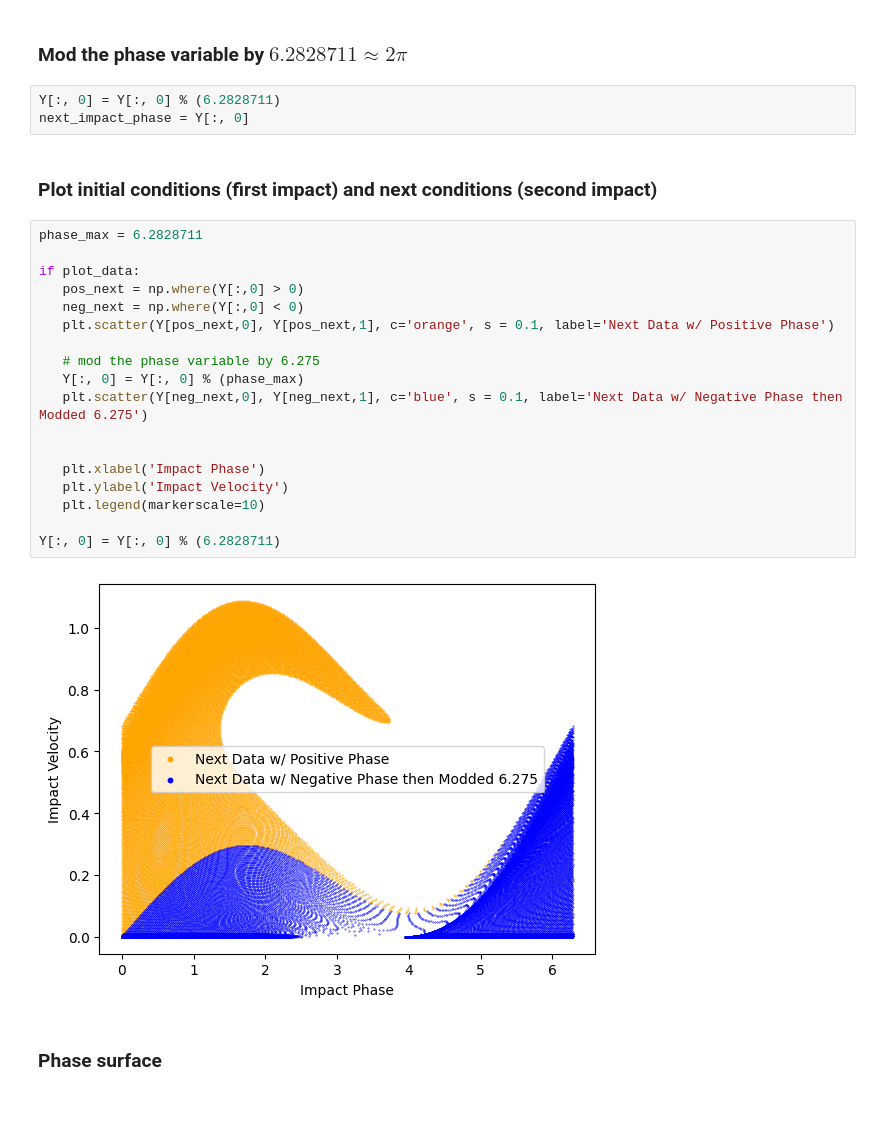
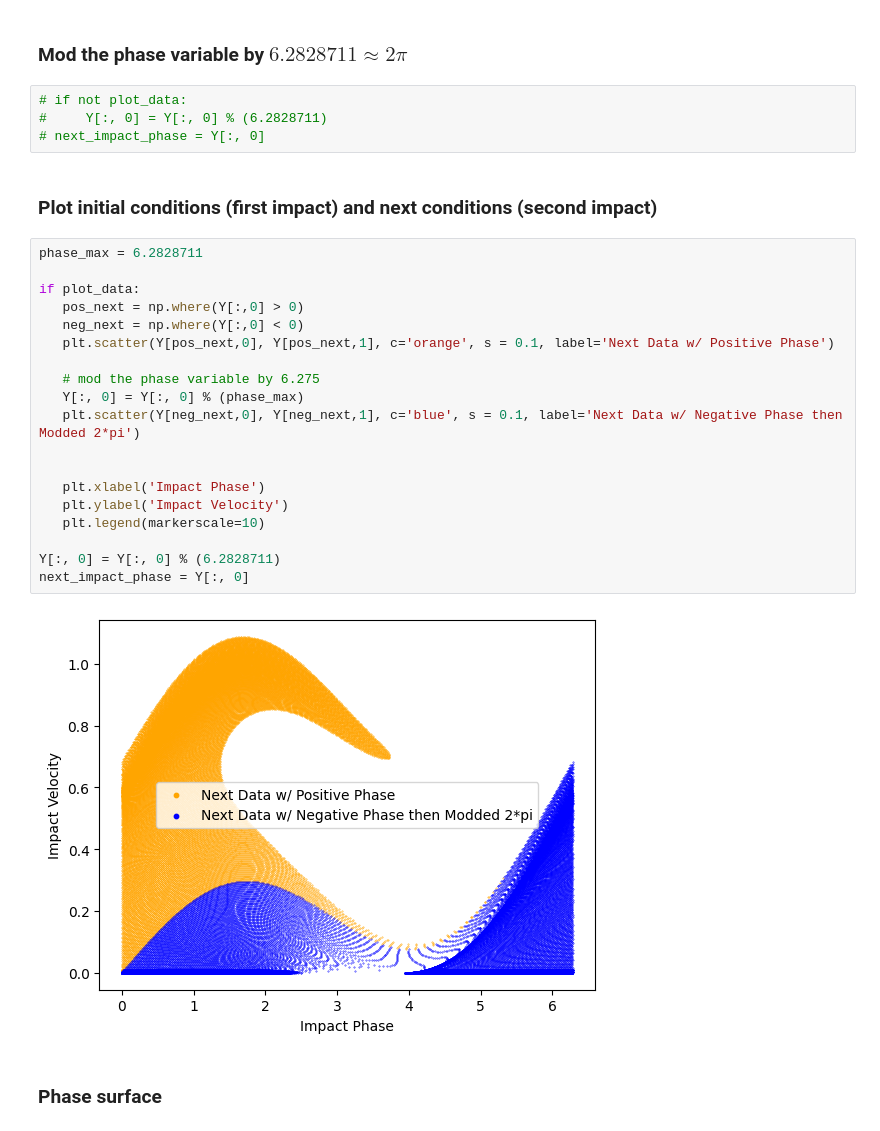
Before and after one commit to begelb/HYHODY, a Jupyter notebook: HyHoDy/smooth_vibro_impact_map.ipynb, the cells around one changed output. Cells and saved outputs as stored; diff of their text form.

```diff
--- a/HYHODY/smooth_vibro_impact_map_old.ipynb
+++ b/HyHoDy/smooth_vibro_impact_map.ipynb
@@ -48,30 +72,32 @@ if plot_data:
 # %% [markdown]
 ### Mod the phase variable by $6.2828711 \approx 2 \pi$
 # %%
-Y[:, 0] = Y[:, 0] % (6.2828711)
-next_impact_phase = Y[:, 0]
+# if not plot_data:
+#     Y[:, 0] = Y[:, 0] % (6.2828711)
+# next_impact_phase = Y[:, 0]
 # %% [markdown]
 ### Plot initial conditions (first impact) and next conditions (second impact)
 # %%
 phase_max = 6.2828711
 
 if plot_data:
    pos_next = np.where(Y[:,0] > 0)
    neg_next = np.where(Y[:,0] < 0)
    plt.scatter(Y[pos_next,0], Y[pos_next,1], c='orange', s = 0.1, label='Next Data w/ Positive Phase')
 
    # mod the phase variable by 6.275
    Y[:, 0] = Y[:, 0] % (phase_max)
-   plt.scatter(Y[neg_next,0], Y[neg_next,1], c='blue', s = 0.1, label='Next Data w/ Negative Phase then Modded 6.275')
+   plt.scatter(Y[neg_next,0], Y[neg_next,1], c='blue', s = 0.1, label='Next Data w/ Negative Phase then Modded 2*pi')
 
 
    plt.xlabel('Impact Phase')
    plt.ylabel('Impact Velocity')
    plt.legend(markerscale=10)
 
 Y[:, 0] = Y[:, 0] % (6.2828711)
+next_impact_phase = Y[:, 0]
 # %% [output]
-[figure, old version]
+[figure, new version]
 # %% [markdown]
 ### Phase surface
 # %%
```
Also changed, not shown: parts of 16 cells of this notebook, 6 other files.
